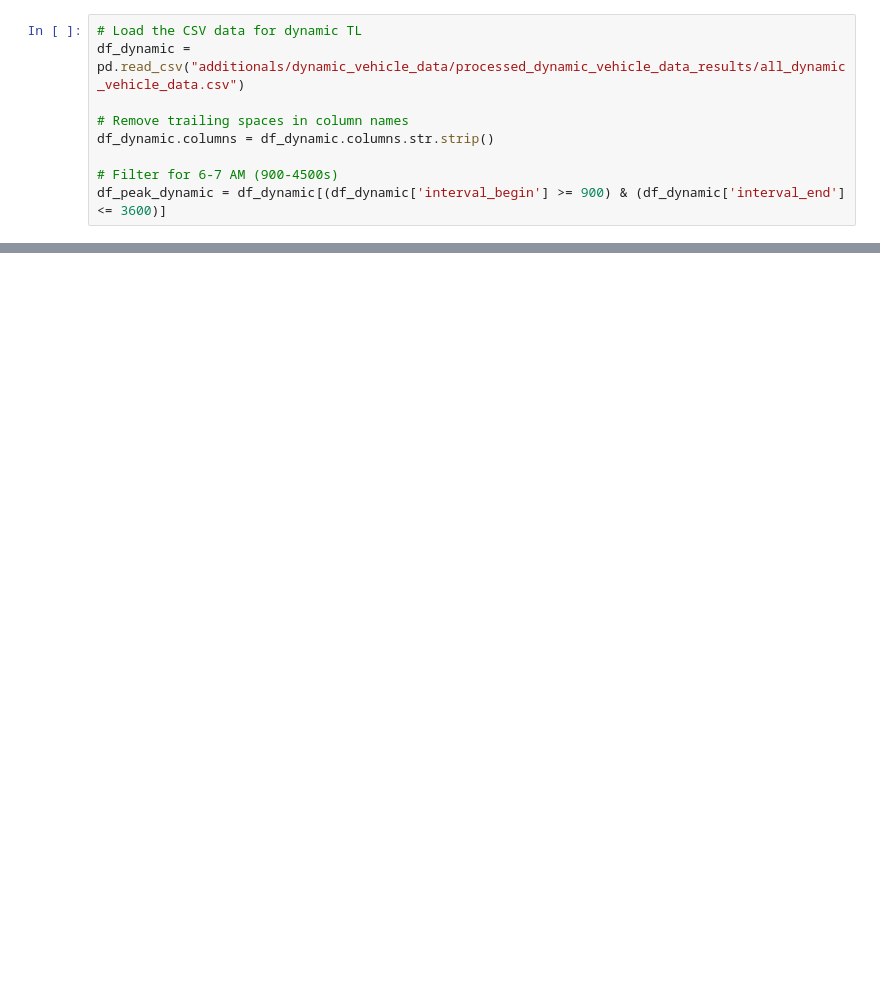
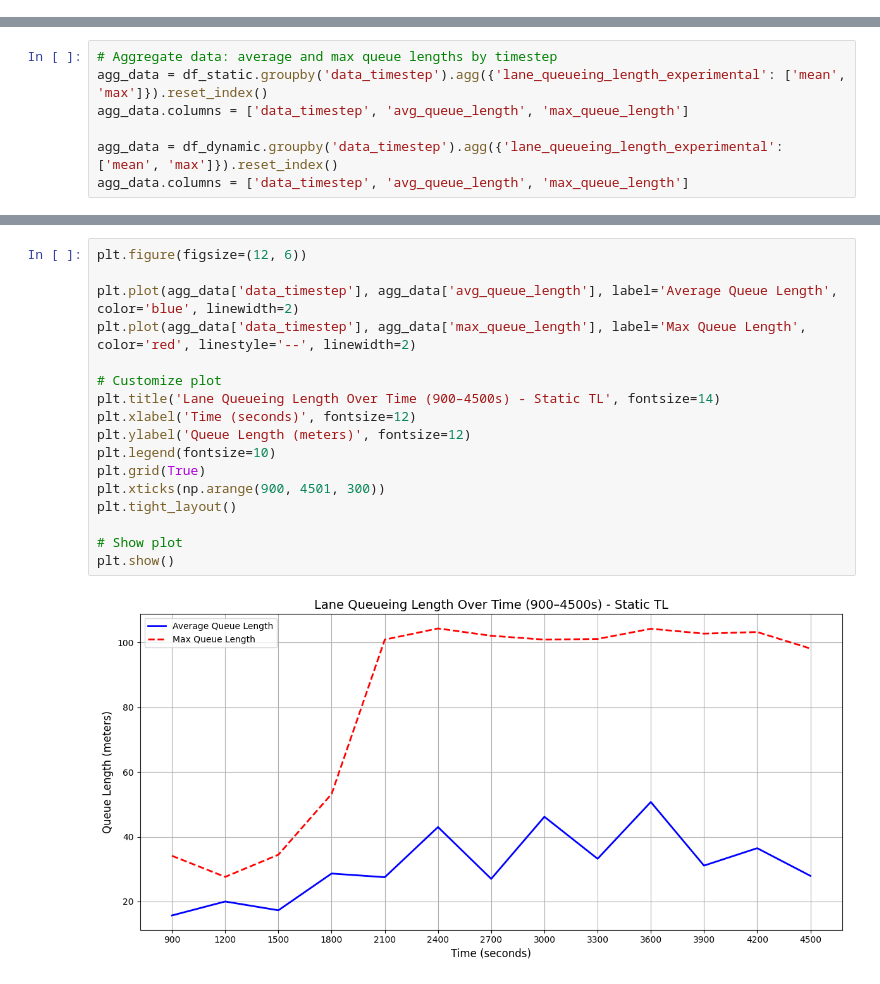
Before and after one commit to lochsoft/RL_Traffic_lights_Katubedda, a Jupyter notebook: 02_visualization.ipynb, the cells around one changed output, grey strips where cells are left out. Cells and saved outputs as stored; diff of their text form; blank space fills up the shorter version.

```diff
--- a/02_visualization.ipynb
+++ b/02_visualization.ipynb
@@ -93,9 +16,0 @@ Dynamic Traffic Lights
-# %%
-# Load the CSV data for dynamic TL
-df_dynamic = pd.read_csv("additionals/dynamic_vehicle_data/processed_dynamic_vehicle_data_results/all_dynamic_vehicle_data.csv")
-
-# Remove trailing spaces in column names
-df_dynamic.columns = df_dynamic.columns.str.strip()
-
-# Filter for 6-7 AM (900-4500s)
-df_peak_dynamic = df_dynamic[(df_dynamic['interval_begin'] >= 900) & (df_dynamic['interval_end'] <= 3600)]
@@ -157,0 +23,7 @@ KeyError: 'interval_meanTimeLoss'
+# %%
+# Aggregate data: average and max queue lengths by timestep
+agg_data = df_static.groupby('data_timestep').agg({'lane_queueing_length_experimental': ['mean', 'max']}).reset_index()
+agg_data.columns = ['data_timestep', 'avg_queue_length', 'max_queue_length']
+
+agg_data = df_dynamic.groupby('data_timestep').agg({'lane_queueing_length_experimental': ['mean', 'max']}).reset_index()
+agg_data.columns = ['data_timestep', 'avg_queue_length', 'max_queue_length']
@@ -157,0 +77,19 @@ KeyError: 'interval_meanTimeLoss'
+# %%
+plt.figure(figsize=(12, 6))
+
+plt.plot(agg_data['data_timestep'], agg_data['avg_queue_length'], label='Average Queue Length', color='blue', linewidth=2)
+plt.plot(agg_data['data_timestep'], agg_data['max_queue_length'], label='Max Queue Length', color='red', linestyle='--', linewidth=2)
+
+# Customize plot
+plt.title('Lane Queueing Length Over Time (900–4500s) - Static TL', fontsize=14)
+plt.xlabel('Time (seconds)', fontsize=12)
+plt.ylabel('Queue Length (meters)', fontsize=12)
+plt.legend(fontsize=10)
+plt.grid(True)
+plt.xticks(np.arange(900, 4501, 300))
+plt.tight_layout()
+
+# Show plot
+plt.show()
+# %% [output]
+[figure, added]
```
Also changed, not shown: parts of 20 cells of this notebook, 39 other files.
